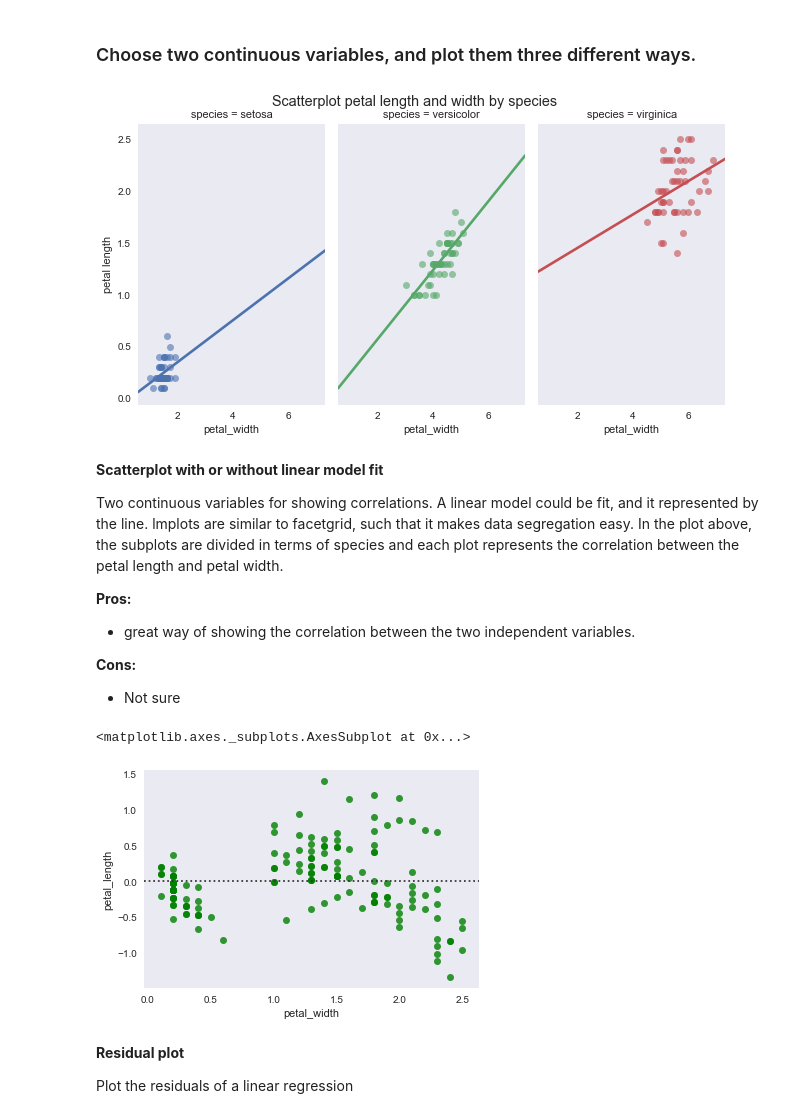
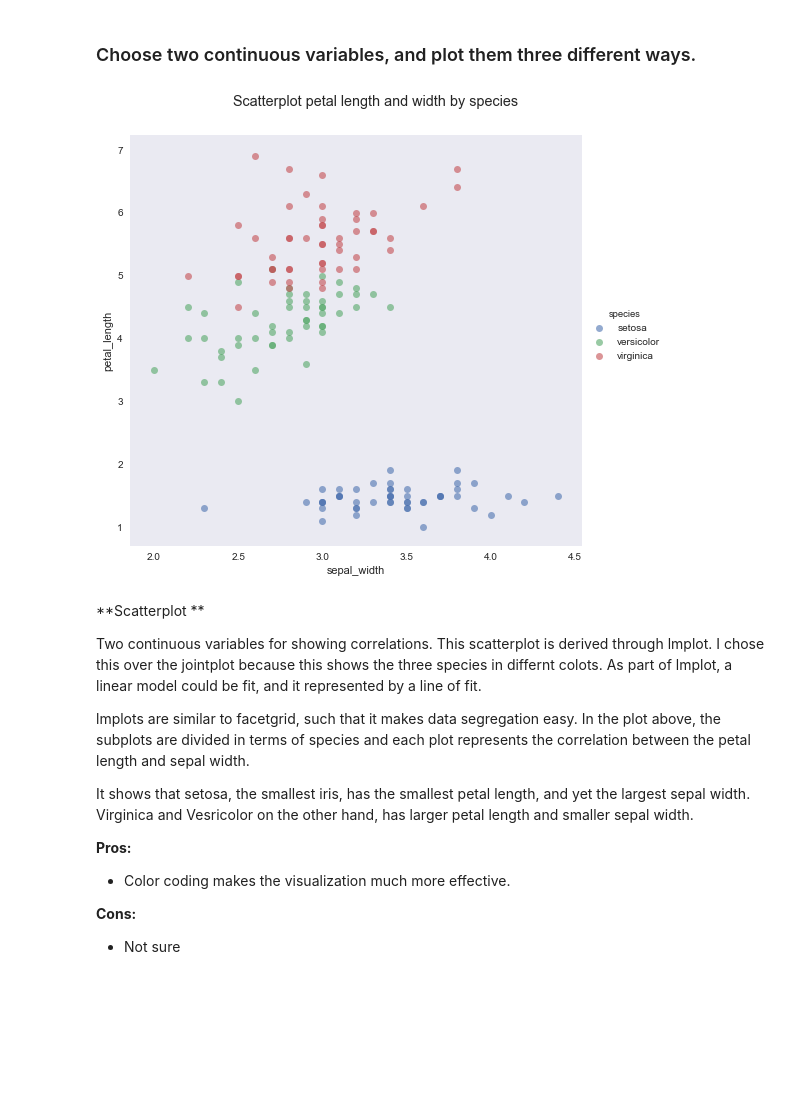
Before and after one commit to PriyankaBiswas/Data-Science, a Jupyter notebook: Unit1_DS_investigations/L3_viz/unit1_viz_seaborn_drills.ipynb, the cells around one changed output. Cells and saved outputs as stored; diff of their text form; code cells hidden in the pictures; blank space fills up the shorter version.

Commit message:
Adding final drill for Seaborn visualization on Present the same data in different ways

```diff
--- a/Unit1_DS_investigations/L3_viz/unit1_viz_seaborn_drills.ipynb
+++ b/Unit1_DS_investigations/L3_viz/unit1_viz_seaborn_drills.ipynb
@@ -127,23 +127,21 @@ Violin plots are similar to boxplots except it shows the distribution of values.
 # %%
 sns.set(style="dark")
 
 x='petal_width'
 y='petal_length'
 
-g = sns.lmplot(y, x, hue='species',
-               size=5,
-               aspect=.6,
+g = sns.lmplot("sepal_width","petal_length", hue='species',
+               size=7,
+               aspect=1,
                data=iris, # Data.
-               col='species',
-               fit_reg=True,
+               #col='species',
+               fit_reg=False,
                ci=False,
                scatter_kws={'alpha':0.6}
               )
-(g.set_ylabels("petal length")
-    .set_xlabels("petal_width")
-    .despine(left=True))
+
 plt.suptitle('Scatterplot petal length and width by species')
 plt.subplots_adjust(top=0.9)
 plt.show()
 # %% [output]
-[figure, old version]
+[figure, new version]
@@ -150,20 +157,18 @@ plt.show()
 # %% [markdown]
-**Scatterplot with or without linear model fit**
 
-Two continuous variables for showing correlations. A linear model could be fit, and it represented by the line. lmplots are similar to facetgrid, such that it makes data segregation easy. In the plot above, the subplots are divided in terms of species and each plot represents the correlation between the petal length and petal width.
+
+**Scatterplot **
+
+Two continuous variables for showing correlations. This scatterplot is derived through lmplot. I chose this over the jointplot because this shows the three species in differnt colots. As part of lmplot, a linear model could be fit, and it represented by a line of fit.
+
+lmplots are similar to facetgrid, such that it makes data segregation easy. In the plot above, the subplots are divided in terms of species and each plot represents the correlation between the petal length and sepal width.
+
+It shows that setosa, the smallest iris, has the smallest petal length, and yet the largest sepal width. Virginica and Vesricolor on the other hand, has larger petal length and smaller sepal width.
+
 
 **Pros:**
 
-- great way of showing the correlation between the two independent variables.
+- Color coding makes the visualization much more effective.
 
 **Cons:**
 - Not sure
-# %%
-sns.residplot(x, y, data=iris, lowess=False, color="g")
-# %% [output]
-<matplotlib.axes._subplots.AxesSubplot at 0x...>
-[figure, removed]
-# %% [markdown]
-**Residual plot**
-
-Plot the residuals of a linear regression
```
Also changed, not shown: parts of 15 cells of this notebook.
